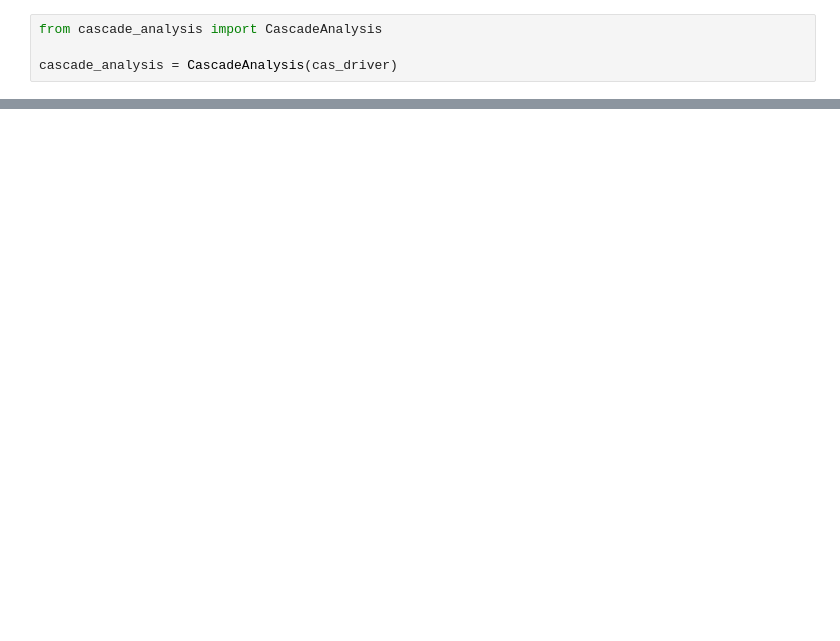
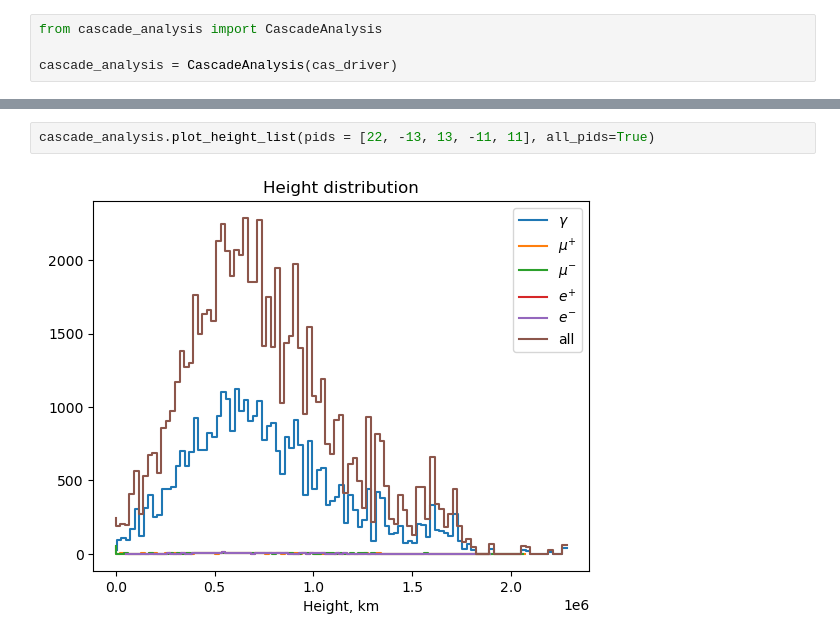
Before and after one commit to jncots/xmax_sigma, a Jupyter notebook: cascade_np/test_cas_driver.ipynb, the cells around one changed output, grey strips where cells are left out. Drawn from its saved outputs; the diff is of its cells as text; blank space fills up the shorter version.

```diff
--- a/cascade_np/test_cas_driver.ipynb
+++ b/cascade_np/test_cas_driver.ipynb
@@ -95,0 +95,4 @@ Min = 40.34, Max = 1011.46
+# %%
+cascade_analysis.plot_height_list(pids = [22, -13, 13, -11, 11], all_pids=True)
+# %% [output]
+[figure, added]
```
Also changed, not shown: parts of 8 cells of this notebook, 6 other files.
